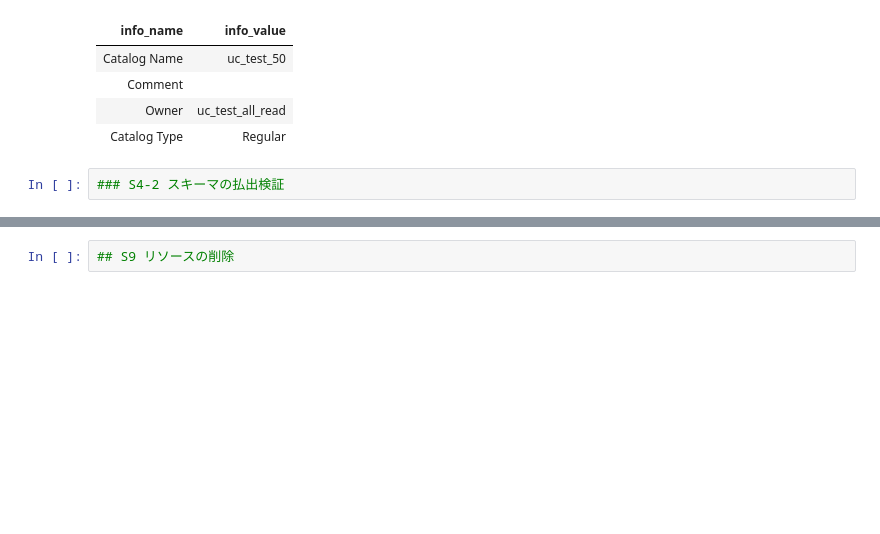
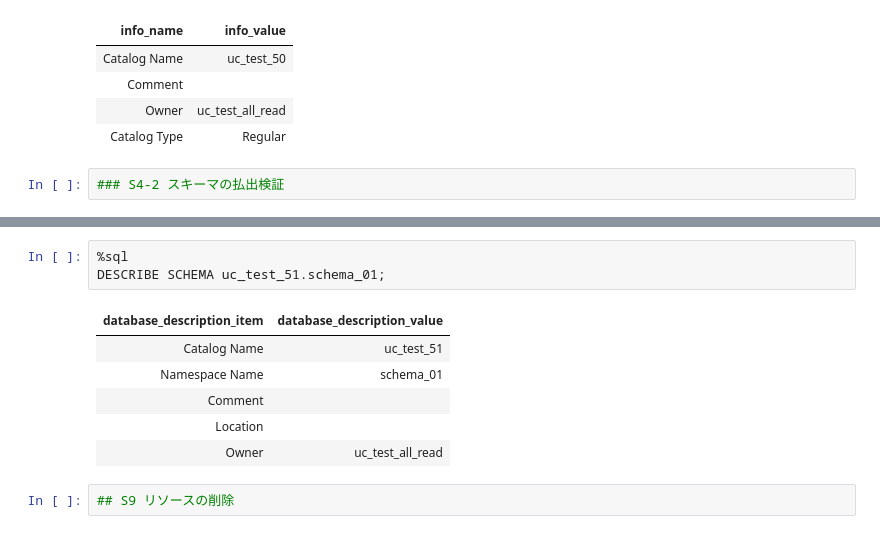
Before and after one commit to manabian-/uc_securiy_01, a Jupyter notebook: T01_adimin__uc_basic.ipynb, the cells around one changed output, grey strips where cells are left out. Saved outputs shown, nothing was run; the diff lists cells and outputs as text; blank space fills up the shorter version.

```diff
--- a/T01_adimin__uc_basic.ipynb
+++ b/T01_adimin__uc_basic.ipynb
@@ -356,5 +354,15 @@ GRANT ALL PRIVILEGES ON SCHEMA uc_test_51.schema_01 TO uc_test_all_read;
 # %% [output]
 [interactive output not drawn]
+# %%
+%sql
+DESCRIBE SCHEMA uc_test_51.schema_01;
+# %% [output]
+| database_description_item | database_description_value |
+| Catalog Name | uc_test_51 |
+| Namespace Name | schema_01 |
+| Comment |  |
+| Location |  |
+| Owner | uc_test_all_read |
 # %%
 ## S9 リソースの削除
 # %%
```
Also changed, not shown: parts of 3 cells of this notebook, 1 other file.
